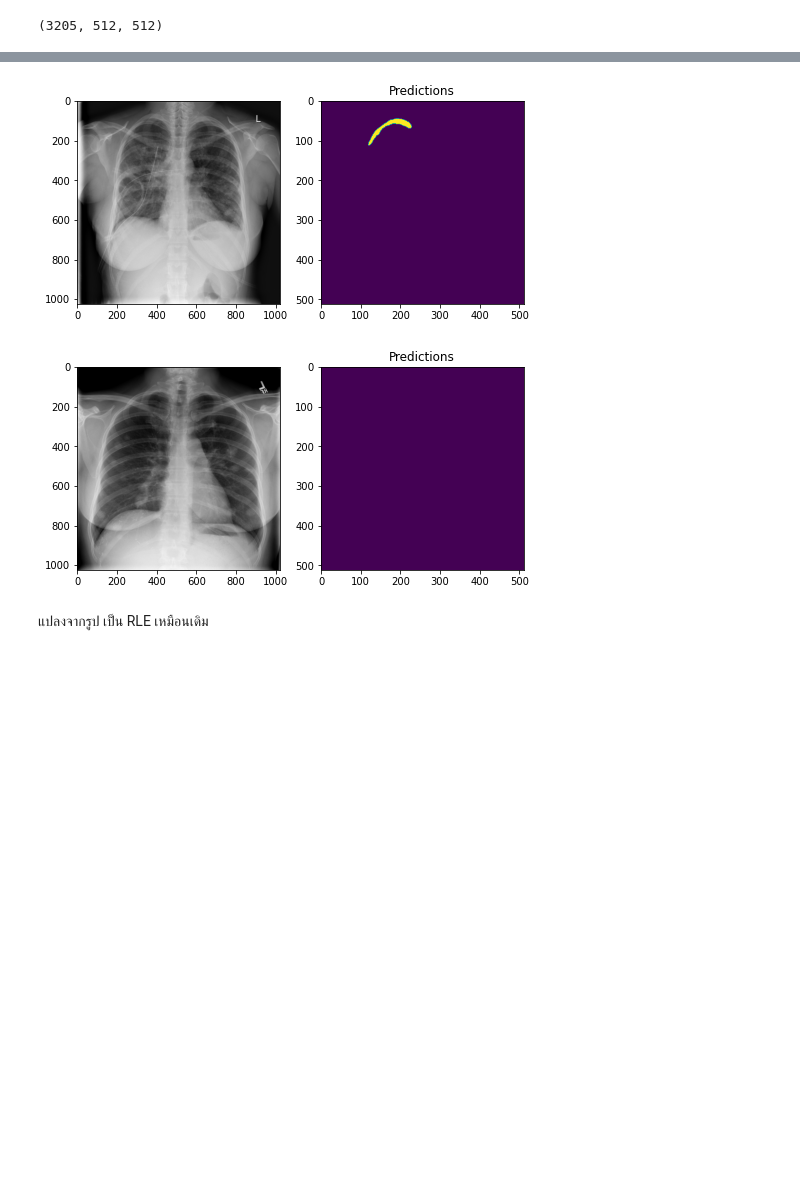
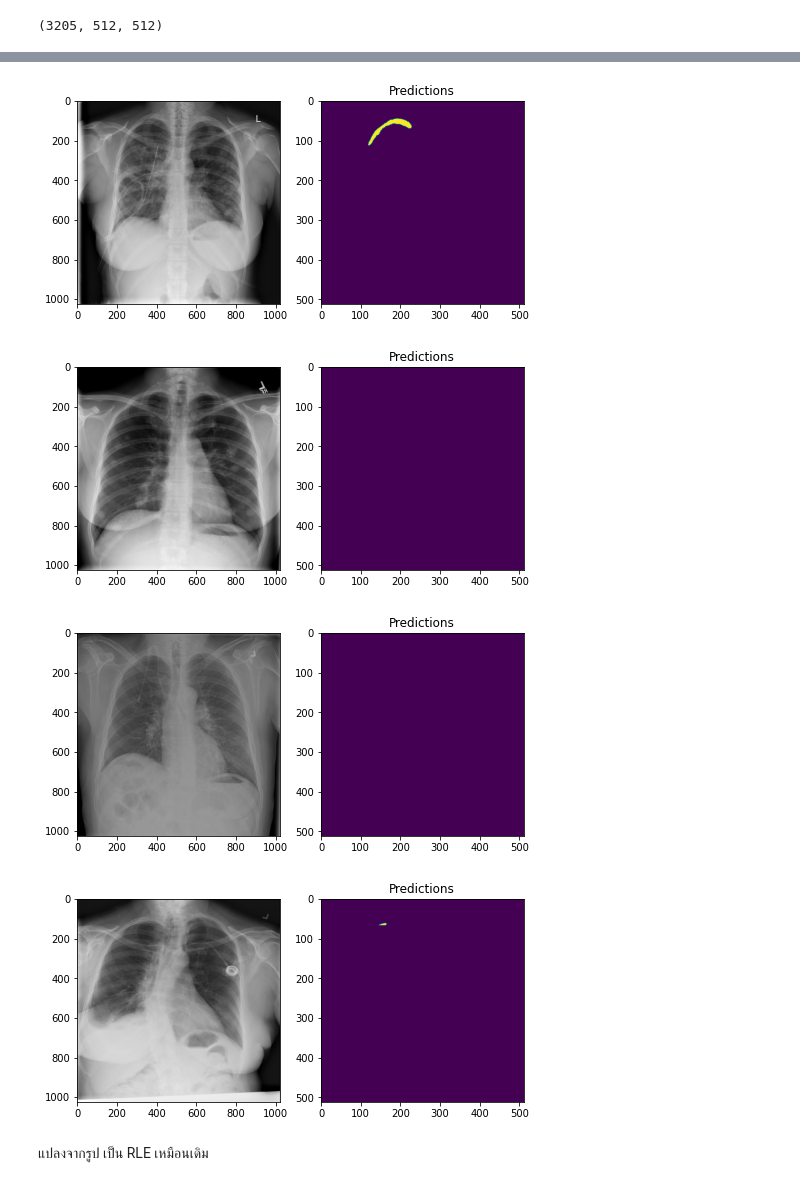
Before and after one commit to mrkcmd/bualabs, a Jupyter notebook: nbs/03c_image_segmentation_siim_acr_pneumothorax_fastai2.ipynb, the cells around one changed output, grey strips where cells are left out. Drawn from its saved outputs; the diff is of its cells as text; code cells hidden in the pictures; blank space fills up the shorter version.

Commit message:
Split data augment annealing to 2 parts.

```diff
--- a/nbs/03c_image_segmentation_siim_acr_pneumothorax_fastai2.ipynb
+++ b/nbs/03c_image_segmentation_siim_acr_pneumothorax_fastai2.ipynb
@@ -736,0 +741,2 @@ learn.load('03c-unet-resnet34-512-2');
+# %%
+learn.fit_flat_cos(2, lr=slice(1e-4))
@@ -750,5 +760,5 @@ learn.save('03c-unet-resnet34-512-3')
 # %%
-learn.load('03c-unet-resnet34-512-3');
+# learn.load('03c-unet-resnet34-512-anneal-2');
 # %%
 learn.show_results(max_n=9, vmin=0, vmax=1, cmap='Reds', figsize=(12, 12))
 # %% [output]
@@ -853,17 +863,19 @@ preds.shape
 (3205, 512, 512)
 # %%
 # Plot some samples
-rows = 3
+rows = 5
 plot_idx = np.arange(rows)
 for idx in plot_idx:
     fig, (ax0, ax1) = plt.subplots(ncols=2, figsize=(8, 4))
     ax0.imshow(dl.dataset[idx][0])
     ax1.imshow(preds[idx], vmin=0, vmax=1)
     ax1.set_title('Predictions')
 # %% [output]
 [figure]
 [figure]
 [figure]
+[figure, added]
+[figure, added]
 # %%
 # preds[1, 90:110, 110:130]
 # %%
```
Also changed, not shown: parts of 9 cells of this notebook.
